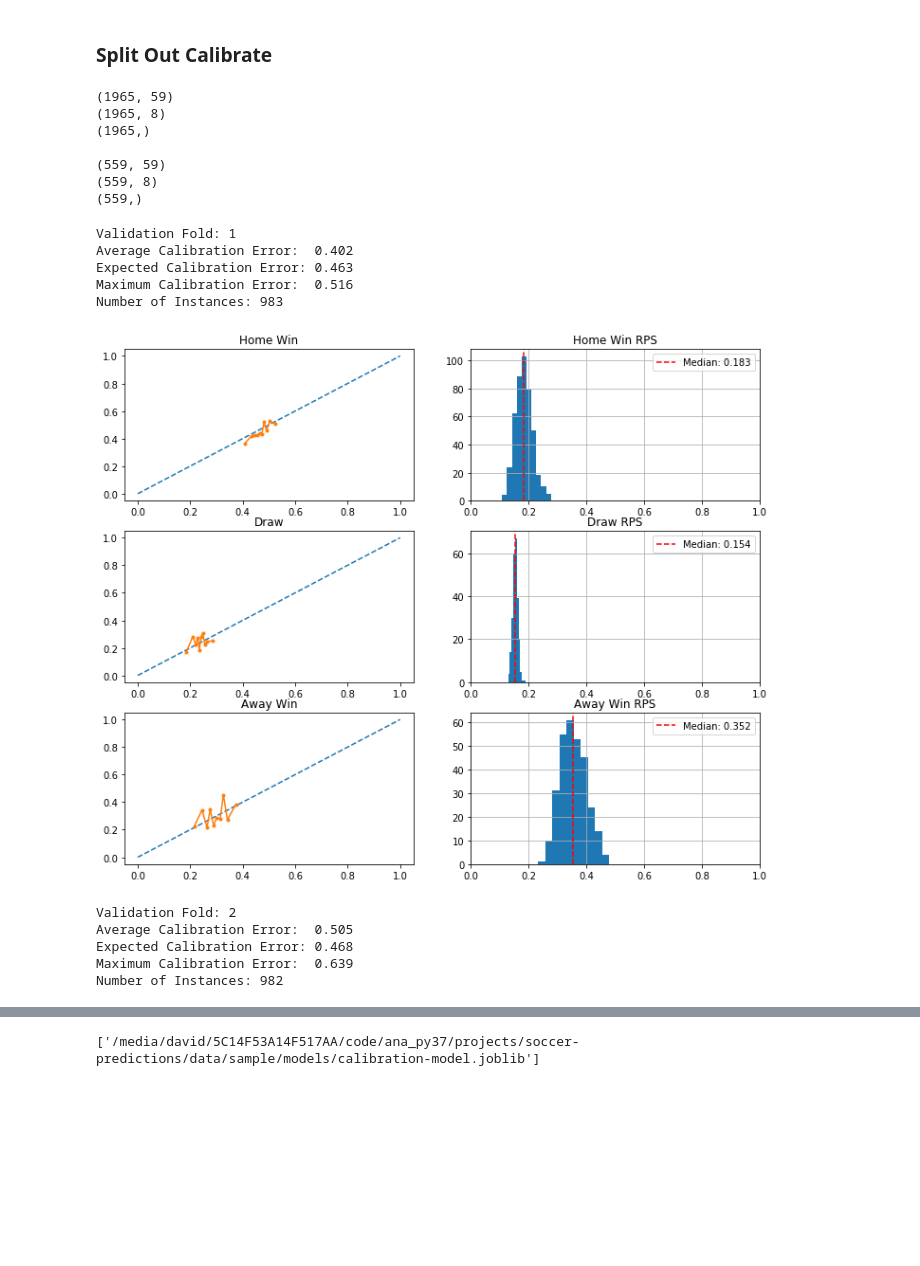
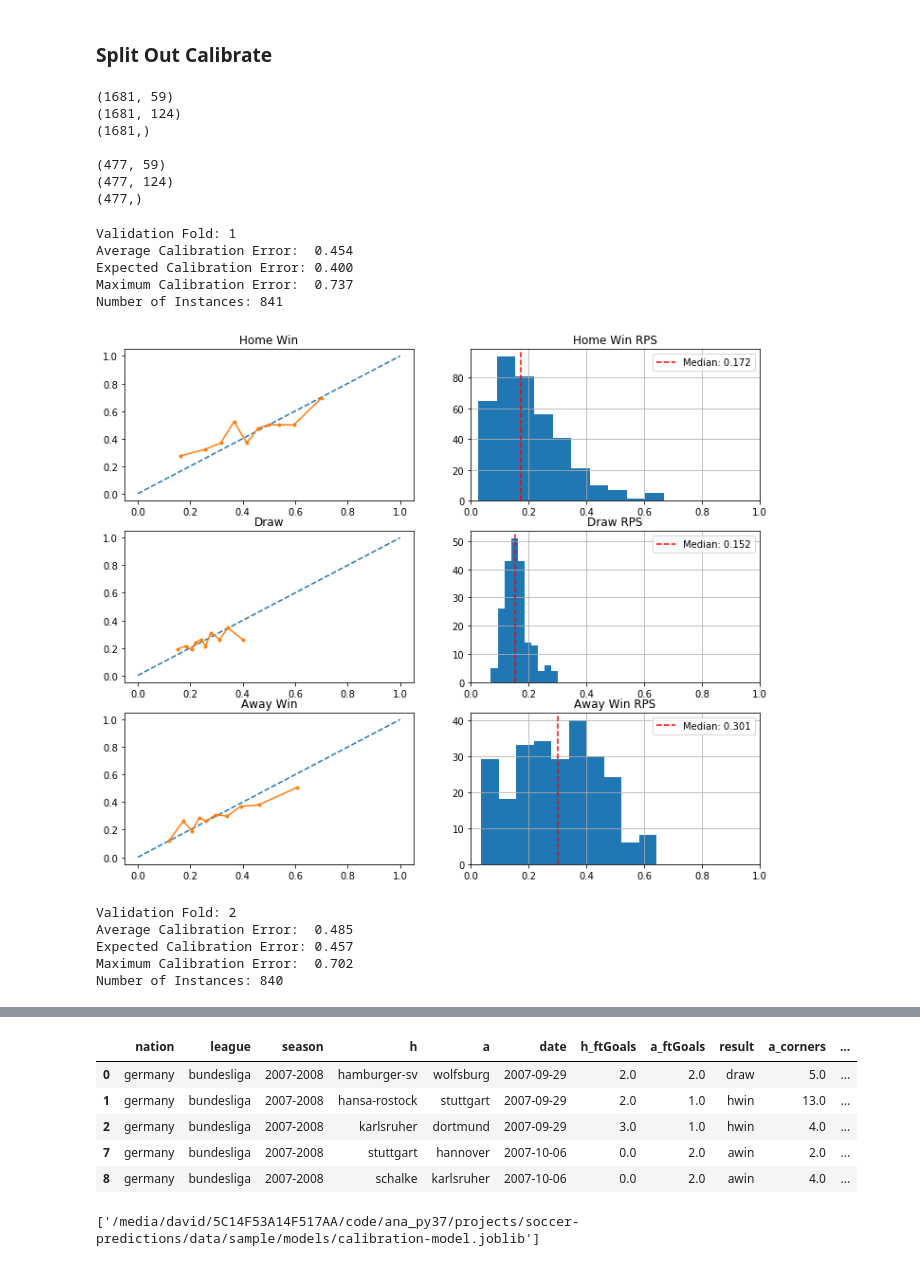
Before and after one commit to DMacGillivray/soccer-predictions, a Jupyter notebook: notebooks/0005.0000 Modeling - Classifiers + Probability Calibration.ipynb, the cells around one changed output, grey strips where cells are left out. Saved outputs shown, nothing was run; the diff lists cells and outputs as text; code cells hidden in the pictures; blank space fills up the shorter version.

Commit message:
Add Modeling - Classifiers + Probability Calibration Notebook

```diff
--- a/notebooks/0005.0000 Modeling - Classifiers + Probability Calibration.ipynb
+++ b/notebooks/0005.0000 Modeling - Classifiers + Probability Calibration.ipynb
@@ -150,7 +151,7 @@ We can either drop all games where the teams have not played, or we can impute
 
 This is quite a big notebook, so for the sake of brevity we will drop all games unless each team has played n previous games
 # %%
-n_back=1
+n_back=2
 df_cut = cut_historical_games(df_select_features, n_back=n_back, drop_all_nan_rows=True, how='any')
 df_cut.head()
 # %% [output]
@@ -355,13 +344,13 @@ print(meta_cal.shape)
 print(X_cal.shape)
 print(y_cal.shape)
 # %% [output]
-(1965, 59)
-(1965, 8)
-(1965,)
+(1681, 59)
+(1681, 124)
+(1681,)
 
-(559, 59)
-(559, 8)
-(559,)
+(477, 59)
+(477, 124)
+(477,)
 # %%
 from skoot.preprocessing import SelectiveMinMaxScaler
 from sklearn.model_selection import StratifiedKFold
@@ -380,11 +369,7 @@ from sklearn.discriminant_analysis import QuadraticDiscriminantAnalysis
 from sklearn.neighbors import KNeighborsClassifier
 
 from xgboost import XGBClassifier
-import mord as m
 
-# clf = m.LogisticSE(max_iter=1000, alpha=1)
-#clf = m.LogisticAT(max_iter=100, alpha=1.0) # Passable
-# clf = m.LogisticIT(max_iter=100, alpha=0.0000) # Think profitable
 # clf = GaussianNB(priors=[0.45, 0.275, 0.275])
 # clf = MultinomialNB(class_prior=[0.45, 0.275, 0.275])
 # clf = RandomForestClassifier(max_depth=25, class_weight='balanced')
@@ -403,23 +388,17 @@ import mord as m
 # clf = QuadraticDiscriminantAnalysis(priors=[0.45, 0.275, 0.275])
 # clf = QuadraticDiscriminantAnalysis()
 # clf = KNeighborsClassifier(n_neighbors=10, weights='distance', algorithm='brute',) # good !!
-# clf = GaussianProcessClassifier()
 # clf = DecisionTreeClassifier()
-clf = LogisticRegression(max_iter=1000)
 # clf = XGBClassifier(objective="multi:softprob")
 # clf = LinearDiscriminantAnalysis()
 # clf = NuSVC(probability=True, class_weight='balanced')
-
-n_splits=2
-skf = StratifiedKFold(n_splits=n_splits, shuffle=True)
-srs = SelectiveMinMaxScaler(trans_col_name='')
 # %%
 # validate_dfs = []
 
 # rps_adj_scores = []
 # bal_acc_scores = []
 
-def run_fit_validate(X, y, X_cal, y_cal, meta_train_val, skf, clf, sig_clf):
+def run_fit_validate(X, y, X_cal, y_cal, meta_train_val, skf, srs, clf, sig_clf):
     n = 0
     validate_dfs = []
 
@@ -435,10 +414,10 @@ def run_fit_validate(X, y, X_cal, y_cal, meta_train_val, skf, clf, sig_clf):
         meta_fit = meta_train_val.iloc[fit_indices]
         meta_validate = meta_train_val.iloc[validate_indices]
 
-        # X_fit = srs.fit_transform(X_fit)
+        X_fit = srs.fit_transform(X_fit)
         clf.fit(X_fit, y_fit)
 
-        # X_validate = srs.transform(X_validate)
+        X_validate = srs.transform(X_validate)
         validate_preds = clf.predict_proba(X_validate)
 
         # Probability calibration
@@ -450,41 +429,51 @@ def run_fit_validate(X, y, X_cal, y_cal, meta_train_val, skf, clf, sig_clf):
         validate_preds_df = pd.DataFrame(sig_validate_preds, columns = clf.classes_, index = meta_validate.index)
 
         df_validate = pd.concat([meta_validate, X_validate, validate_preds_df], sort=False, axis=1)
         df_validate = insert_rps(df_validate)
         df_validate = insert_rps(df_validate,
                                  prob_cols=['implied_hwin', 'implied_draw', 'implied_awin'],
                                  return_col_prefix='bookie')
         df_validate = insert_rps(df_validate,
                                  prob_cols=['base_hwin_prob', 'base_draw_prob', 'base_awin_prob'],
                                  return_col_prefix='baseline')
 
 
         df_validate['pred_class'] = df_validate[[1,2, 3]].idxmax(axis=1)
         df_validate['pred_result'] = df_validate['pred_class'].map({1:'hwin', 2: 'draw', 3: 'awin'})
         #bal_acc_scores.append(balanced_accuracy_score(df_validate['result'], df_validate['pred_result'], adjusted=True))
 
 
         df_validate['n_fold'] = n
         n += 1
 
         validate_dfs.append(df_validate)
     for df in validate_dfs:
         print(f"Validation Fold: {df['n_fold'].unique()[0]+1}")
         get_model_diagnosis(df, add_baseline=True)
         plt.show();
         print()
+    return validate_dfs
 
+# clf = RandomForestClassifier(class_weight='balanced', n_estimators=200,
+#                               criterion='entropy', bootstrap=False, oob_score=False)
+# clf = ExtraTreesClassifier(n_estimators=200, criterion='entropy',)
+clf = KNeighborsClassifier(n_neighbors=20, weights='distance', algorithm='brute')
+# clf = DecisionTreeClassifier()
+n_splits=2
+skf = StratifiedKFold(n_splits=n_splits, shuffle=True)
+srs = SelectiveMinMaxScaler(trans_col_name='')
 sig_clf = CalibratedClassifierCV(clf, method="sigmoid", cv="prefit")
-run_fit_validate(X_train_val, y_train_val, X_cal, y_cal, meta_train_val, skf, clf, sig_clf)
+dfs = run_fit_validate(X_train_val, y_train_val, X_cal, y_cal, meta_train_val, skf, srs, clf, sig_clf)
+dfs[1].head()
 # %% [output]
 Validation Fold: 1
-Average Calibration Error:  0.402
-Expected Calibration Error: 0.463
-Maximum Calibration Error:  0.516
-Number of Instances: 983
+Average Calibration Error:  0.454
+Expected Calibration Error: 0.400
+Maximum Calibration Error:  0.737
+Number of Instances: 841
-[figure, old version]
+[figure, new version]
 Validation Fold: 2
-Average Calibration Error:  0.505
-Expected Calibration Error: 0.468
-Maximum Calibration Error:  0.639
-Number of Instances: 982
+Average Calibration Error:  0.485
+Expected Calibration Error: 0.457
+Maximum Calibration Error:  0.702
+Number of Instances: 840
@@ -492,3 +481,9 @@ Number of Instances: 982
+|  | nation | league | season | h | a | date | h_ftGoals | a_ftGoals | result | a_corners | ... |
+| 0 | germany | bundesliga | 2007-2008 | hamburger-sv | wolfsburg | 2007-09-29 | 2.0 | 2.0 | draw | 5.0 | ... |
+| 1 | germany | bundesliga | 2007-2008 | hansa-rostock | stuttgart | 2007-09-29 | 2.0 | 1.0 | hwin | 13.0 | ... |
+| 2 | germany | bundesliga | 2007-2008 | karlsruher | dortmund | 2007-09-29 | 3.0 | 1.0 | hwin | 4.0 | ... |
+| 7 | germany | bundesliga | 2007-2008 | stuttgart | hannover | 2007-10-06 | 0.0 | 2.0 | awin | 2.0 | ... |
+| 8 | germany | bundesliga | 2007-2008 | schalke | karlsruher | 2007-10-06 | 0.0 | 2.0 | awin | 4.0 | ... |
 # %%
 joblib.dump(clf, SAMP_MODEL_FP)
 joblib.dump(sig_clf, SAMP_CAL_FP)
```
Also changed, not shown: parts of 20 cells of this notebook, 1 other file.
